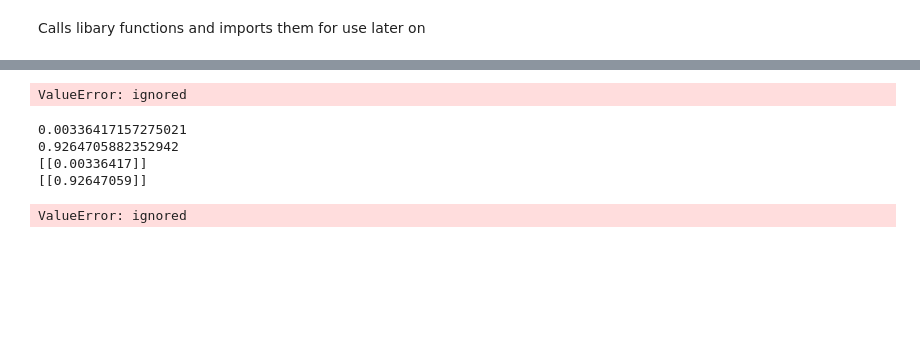
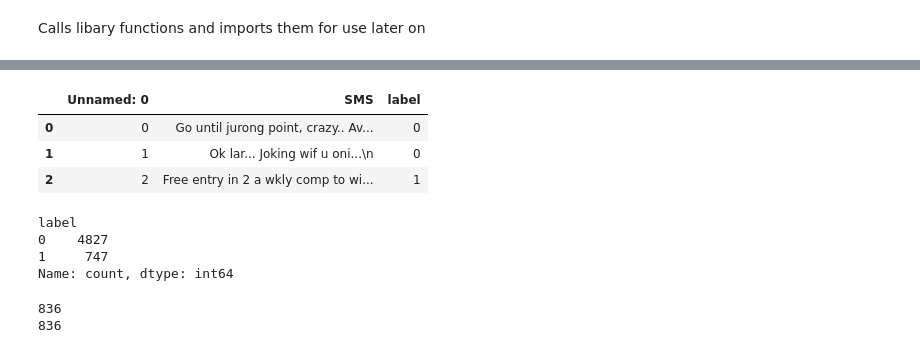
Before and after one commit to DavidUmanzor/Identifying-SPAM-Using-Transformers, a Jupyter notebook: Research Project Spam SMS.ipynb, the cells around one changed output, grey strips where cells are left out. Saved outputs shown, nothing was run; the diff lists cells and outputs as text; code cells hidden in the pictures; blank space fills up the shorter version.

```diff
--- a/Research Project Spam SMS.ipynb
+++ b/Research Project Spam SMS.ipynb
@@ -292,29 +26,21 @@ def roc_curve_plot(fpr,tpr,roc_auc):
-# %%
-#https://towardsdatascience.com/lets-learn-about-the-roc-auc-curve-by-predicting-spam-d8007746a6f9
-from sklearn.linear_model import LogisticRegression
-
-classifier = LogisticRegression()
-classifier.fit(X_train, y_train)
-
-y_score = classifier.predict_proba(X_test)
-y_score = np.array(y_score)
-print(y_score)
-# %% [output]
-ValueError: ignored
-# %%
-print(fpr)
-print(tpr)
-
-fprmatrix = np.asmatrix(fpr)
-print(fprmatrix)
-tprmatrix = np.asmatrix(tpr)
-print(tprmatrix)
-
-roc_auc = auc(fprmatrix, tprmatrix)
-roc_curve_plot(fpr, tpr, roc_auc)
-# %% [output]
-0.00336417157275021
-0.9264705882352942
-[[0.00336417]]
-[[0.92647059]]
-ValueError: ignored
+# %%
+# Read SMS message dataset
+
+df = pd.read_csv("dataset/Khilnani_LP_spam_detection_data.csv", encoding='ISO-8859-1')
+
+# df is the call name for the SMS message dataset
+# Print the first three indexs of the dataset
+
+df.head(3)
+# %% [output]
+|  | Unnamed: 0 | SMS | label |
+| 0 | 0 | Go until jurong point, crazy.. Av... | 0 |
+| 1 | 1 | Ok lar... Joking wif u oni...\n | 0 |
+| 2 | 2 | Free entry in 2 a wkly comp to wi... | 1 |
+# %%
+print(df['label'].value_counts())
+# %% [output]
+label
+0    4827
+1     747
+Name: count, dtype: int64
@@ -320,0 +74,28 @@ ValueError: ignored
+# %%
+# Start splitting the information and labeling
+# Import SuffleSplit function
+from sklearn.model_selection import StratifiedShuffleSplit
+
+# Take StratifiedShuffleSplit takes in number of splits, and creates a test size of %30 of the total data set size with a
+splitter = StratifiedShuffleSplit(
+    n_splits=1, test_size=0.3, random_state=0
+)
+
+# splits the two arrays by each index into a training index and test index based on the splitter parameters
+# X holds a text message string at each index
+# Y holds a boolean value of 0 (ham) or 1 (spam)
+for train_index, test_index in splitter.split(X, y):
+    #stores the values at each indexes in X array into a train and test declared for pre_vectorization
+    X_train_pre_tokenizer, X_test_pre_tokenizer = X[train_index], X[test_index]
+    #stores the values at each indexes in y array into a train and test
+    y_train, y_test = y[train_index], y[test_index]
+
+X_train_pre_tokenizer, X_val_pre_tokenizer, y_train, y_val = train_test_split(
+    X_train_pre_tokenizer, y_train, test_size=0.2, stratify=y_train, random_state=42
+)
+
+print(len(X_train_pre_tokenizer))
+print(len(y_train))
+# %% [output]
+836
+836
```
Also changed, not shown: parts of 43 cells of this notebook, 5 other files.
